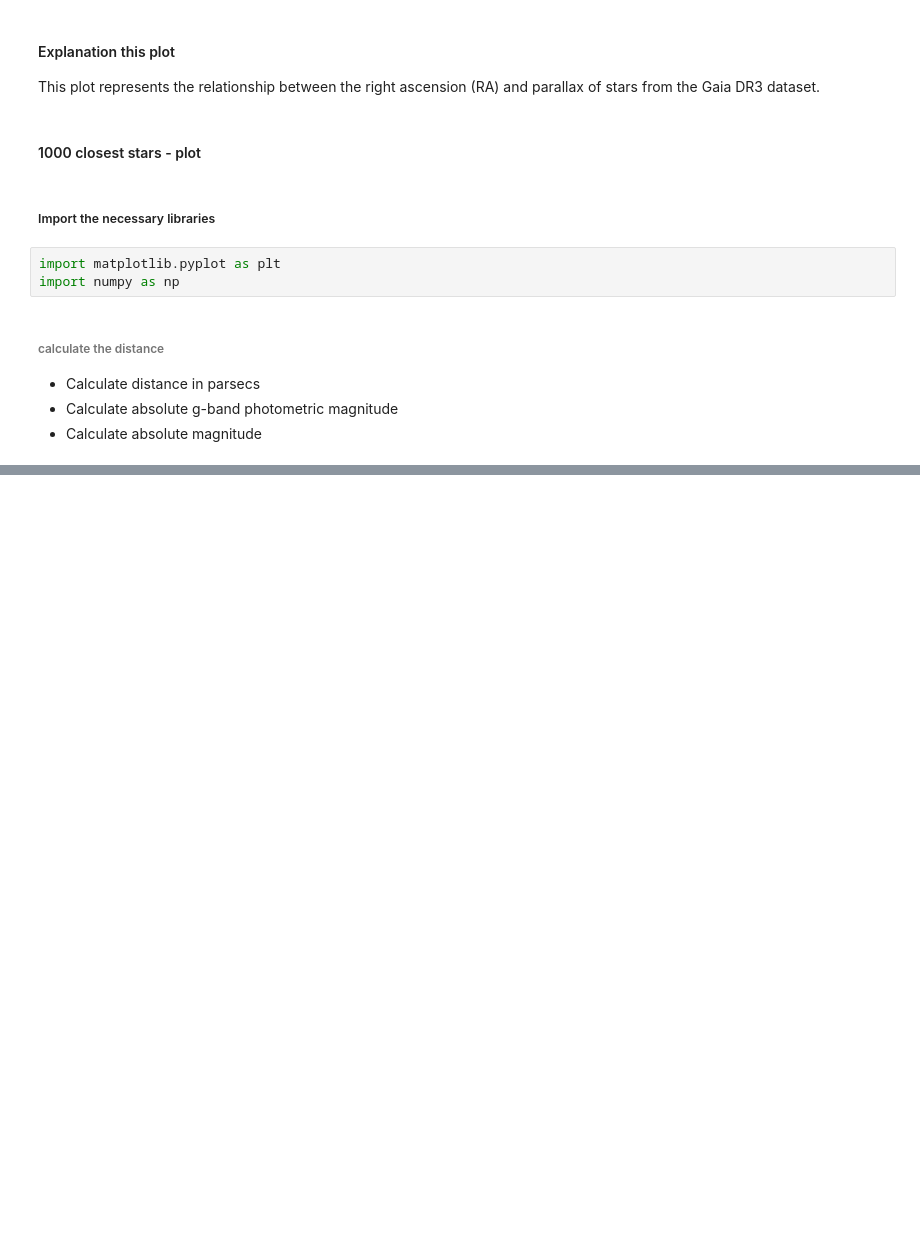
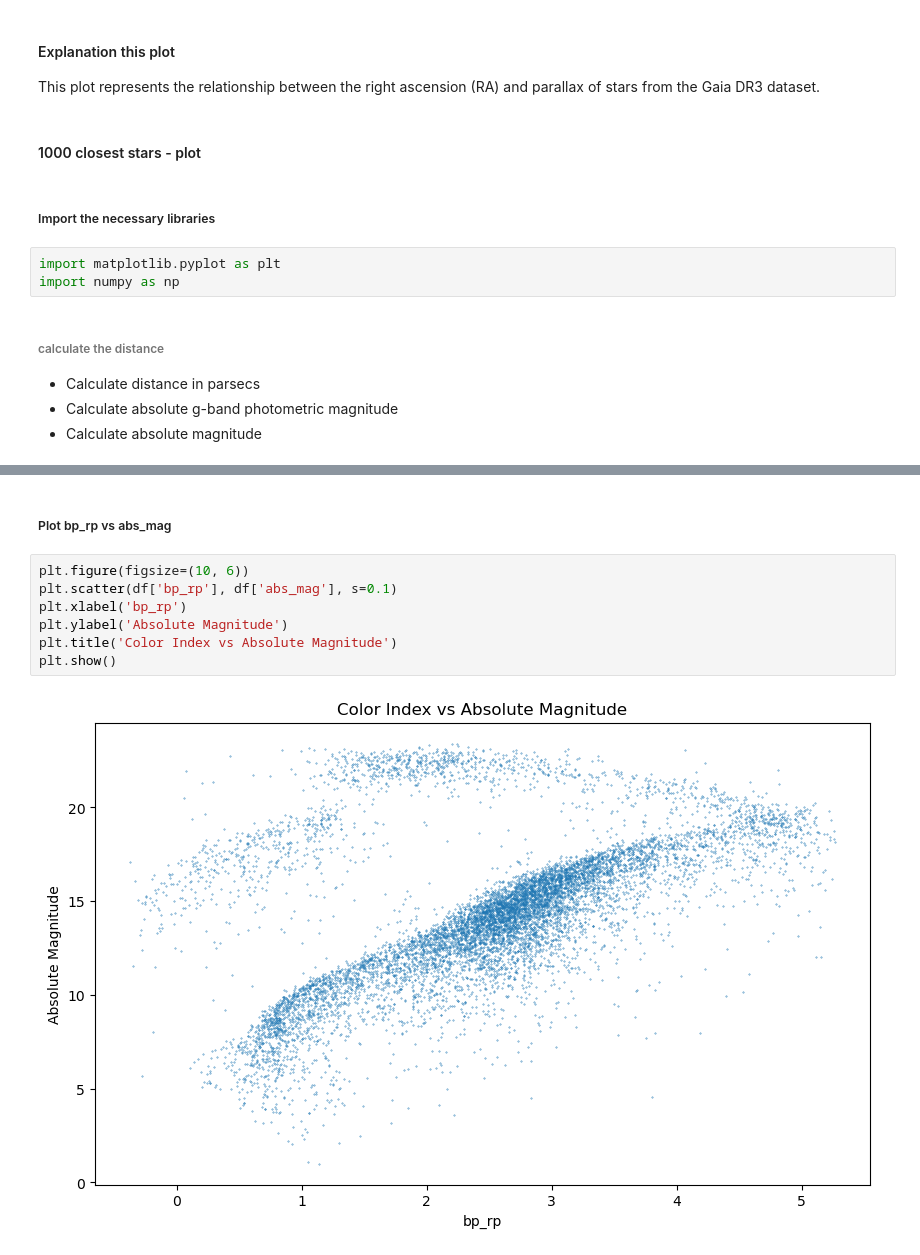
Before and after one commit to cevheri/Intro-to-Astro2024, a Jupyter notebook: Week4_TESS_Gaia/ADQL.ipynb, the cells around one changed output, grey strips where cells are left out. Saved outputs shown, nothing was run; the diff lists cells and outputs as text; blank space fills up the shorter version.

Commit message:
add plot and references

```diff
--- a/Week4_TESS_Gaia/ADQL.ipynb
+++ b/Week4_TESS_Gaia/ADQL.ipynb
@@ -158,3 +162,14 @@ df.head()
 | 2 | 3864972938605115520 | 415.179416 | 0.068371 | 11.038391 | 4.184836 | 164.103190 | 0.066837 | 2.408597 | 17.947212 | ... |
 | 3 | 762815470562110464 | 392.752945 | 0.032067 | 6.551172 | 2.215609 | 165.830960 | 0.024126 | 2.546130 | 13.580575 | ... |
 | 4 | 2947050466531873024 | 374.489589 | 0.231335 | 8.524133 | -0.278427 | 101.286626 | 0.164834 | 2.670301 | 15.656934 | ... |
+# %% [markdown]
+##### Plot bp_rp vs abs_mag
+# %%
+plt.figure(figsize=(10, 6))
+plt.scatter(df['bp_rp'], df['abs_mag'], s=0.1)
+plt.xlabel('bp_rp')
+plt.ylabel('Absolute Magnitude')
+plt.title('Color Index vs Absolute Magnitude')
+plt.show()
+# %% [output]
+[figure, added]
```
Also changed, not shown: parts of 11 cells of this notebook.
